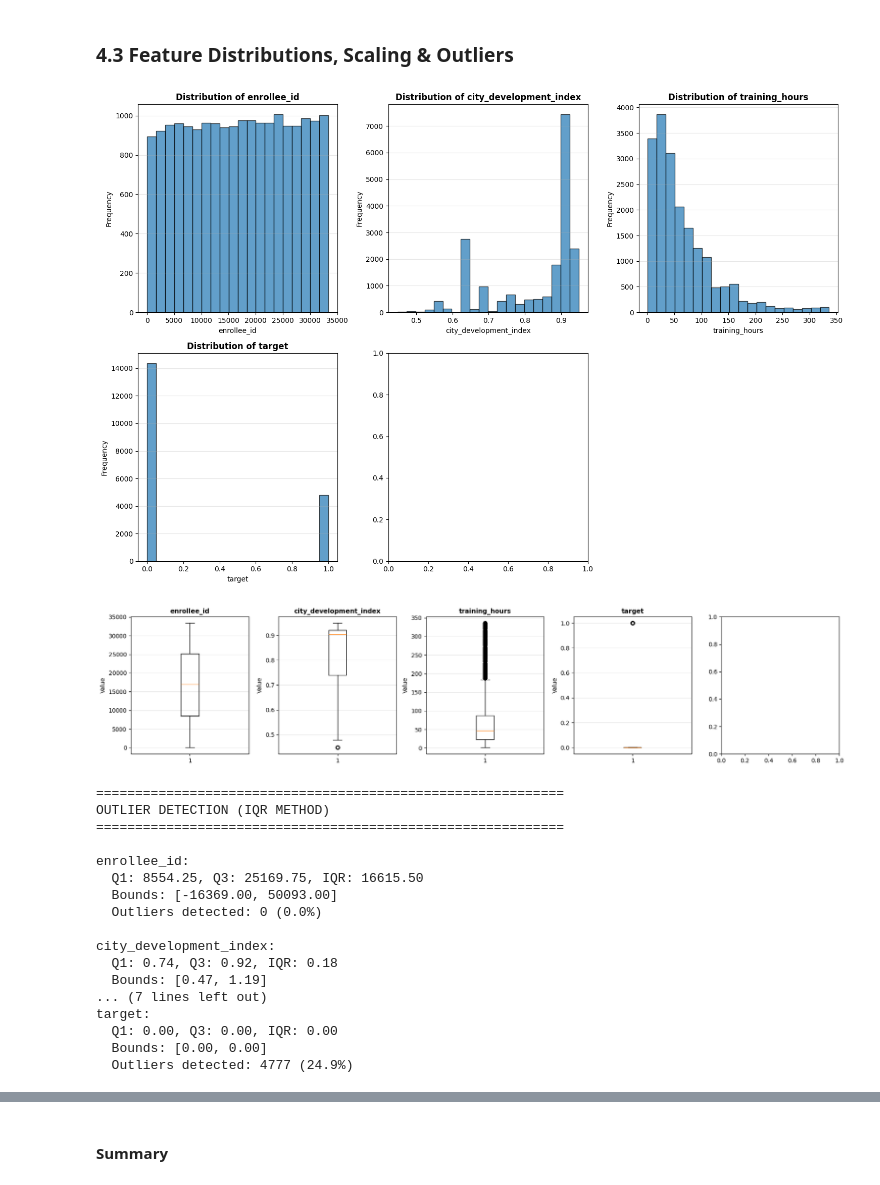
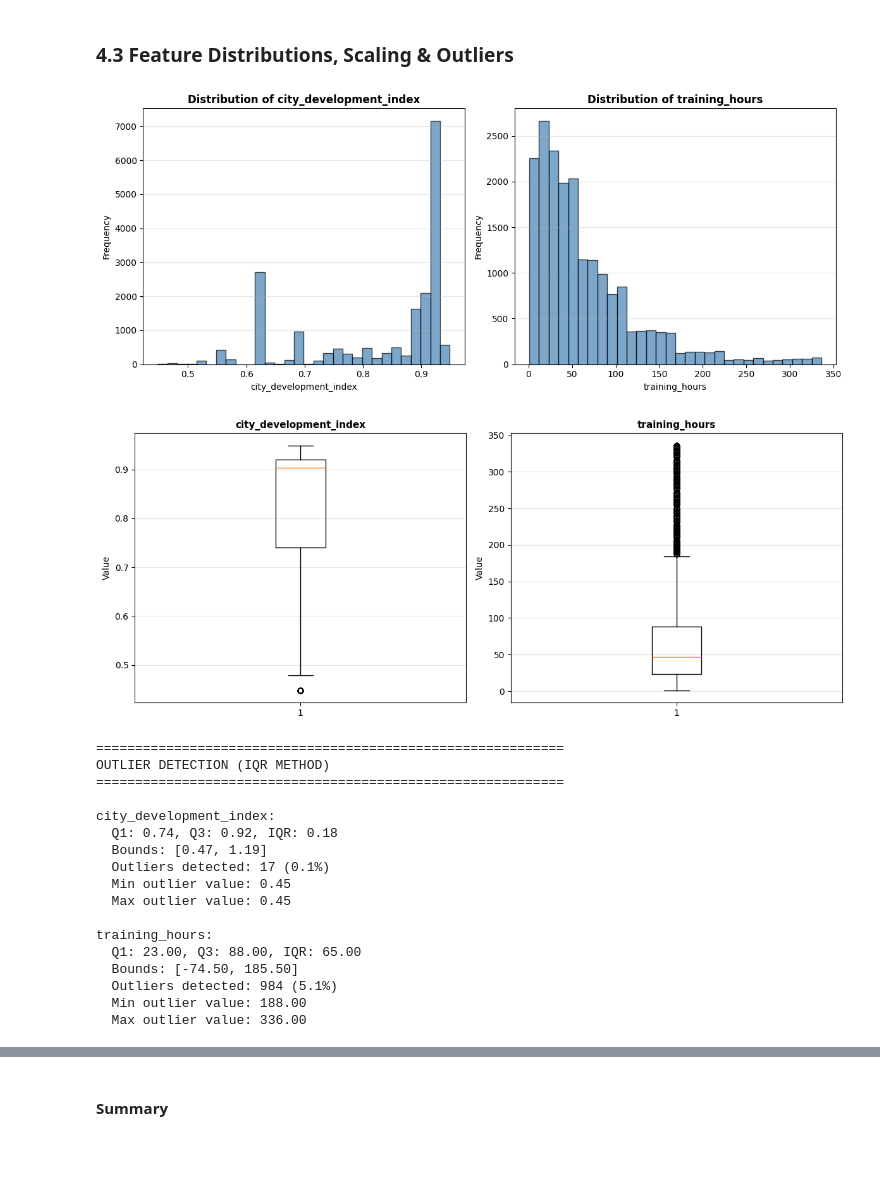
Before and after one commit to Angry-Jay/ML_TheHiredHand, a Jupyter notebook: ml-the-hired-hand.ipynb, the cells around one changed output, grey strips where cells are left out. Drawn from its saved outputs; the diff is of its cells as text; code cells hidden in the pictures; blank space fills up the shorter version.

```diff
--- a/ml-the-hired-hand.ipynb
+++ b/ml-the-hired-hand.ipynb
@@ -527,30 +417,30 @@ The missing values analysis reveals **significant data incompleteness** affectin
 # %% [markdown]
 ### 4.3 Feature Distributions, Scaling & Outliers
 # %%
-# Visualize distributions of numerical features
-fig, axes = plt.subplots(2, 3, figsize=(15, 10))
-axes = axes.ravel()
+# Visualize distributions of numerical features (excluding enrollee_id and target)
+numerical_features_for_viz = [col for col in numerical_cols if col not in ['enrollee_id', 'target']]
 
-for idx, col in enumerate(numerical_cols):
-    axes[idx].hist(df[col], bins=20, edgecolor='black', alpha=0.7)
+fig, axes = plt.subplots(1, 2, figsize=(12, 5))
+
+for idx, col in enumerate(numerical_features_for_viz):
+    axes[idx].hist(df[col], bins=30, edgecolor='black', alpha=0.7, color='steelblue')
     axes[idx].set_title(f'Distribution of {col}', fontsize=12, fontweight='bold')
     axes[idx].set_xlabel(col)
     axes[idx].set_ylabel('Frequency')
     axes[idx].grid(axis='y', alpha=0.3)
 
-# Remove empty subplot
-fig.delaxes(axes[5])
-
 plt.tight_layout()
 plt.show()
 # %% [output]
-[figure, old version]
+[figure, new version]
 # %%
-# Detect outliers using boxplots
-fig, axes = plt.subplots(1, 5, figsize=(18, 4))
+# Detect outliers using boxplots (excluding enrollee_id and target)
+numerical_features_for_viz = [col for col in numerical_cols if col not in ['enrollee_id', 'target']]
 
-for idx, col in enumerate(numerical_cols):
-    axes[idx].boxplot(df[col], vert=True)
+fig, axes = plt.subplots(1, 2, figsize=(12, 5))
+
+for idx, col in enumerate(numerical_features_for_viz):
+    axes[idx].boxplot(df[col].dropna(), vert=True)
     axes[idx].set_title(f'{col}', fontsize=11, fontweight='bold')
     axes[idx].set_ylabel('Value')
     axes[idx].grid(axis='y', alpha=0.3)
@@ -558,14 +448,16 @@ for idx, col in enumerate(numerical_cols):
 plt.tight_layout()
 plt.show()
 # %% [output]
-[figure, old version]
+[figure, new version]
 # %%
-# Quantitative outlier detection using IQR method
+# Quantitative outlier detection using IQR method (excluding enrollee_id and target)
 print("=" * 60)
 print("OUTLIER DETECTION (IQR METHOD)")
 print("=" * 60)
 
-for col in numerical_cols:
+numerical_features_for_analysis = [col for col in numerical_cols if col not in ['enrollee_id', 'target']]
+
+for col in numerical_features_for_analysis:
     Q1 = df[col].quantile(0.25)
     Q3 = df[col].quantile(0.75)
     IQR = Q3 - Q1
@@ -578,22 +470,26 @@ for col in numerical_cols:
     print(f"  Q1: {Q1:.2f}, Q3: {Q3:.2f}, IQR: {IQR:.2f}")
     print(f"  Bounds: [{lower_bound:.2f}, {upper_bound:.2f}]")
     print(f"  Outliers detected: {len(outliers)} ({len(outliers)/len(df)*100:.1f}%)")
+
+    if len(outliers) > 0:
+        print(f"  Min outlier value: {df[col][outliers.index].min():.2f}")
+        print(f"  Max outlier value: {df[col][outliers.index].max():.2f}")
 # %% [output]
 ============================================================
 OUTLIER DETECTION (IQR METHOD)
 ============================================================
 
-enrollee_id:
-  Q1: 8554.25, Q3: 25169.75, IQR: 16615.50
-  Bounds: [-16369.00, 50093.00]
-  Outliers detected: 0 (0.0%)
-
 city_development_index:
   Q1: 0.74, Q3: 0.92, IQR: 0.18
   Bounds: [0.47, 1.19]
-... (7 lines left out)
-target:
-  Q1: 0.00, Q3: 0.00, IQR: 0.00
-  Bounds: [0.00, 0.00]
-  Outliers detected: 4777 (24.9%)
+  Outliers detected: 17 (0.1%)
+  Min outlier value: 0.45
+  Max outlier value: 0.45
+
+training_hours:
+  Q1: 23.00, Q3: 88.00, IQR: 65.00
+  Bounds: [-74.50, 185.50]
+  Outliers detected: 984 (5.1%)
+  Min outlier value: 188.00
+  Max outlier value: 336.00
 # %%
```
Also changed, not shown: parts of 10 cells of this notebook.
